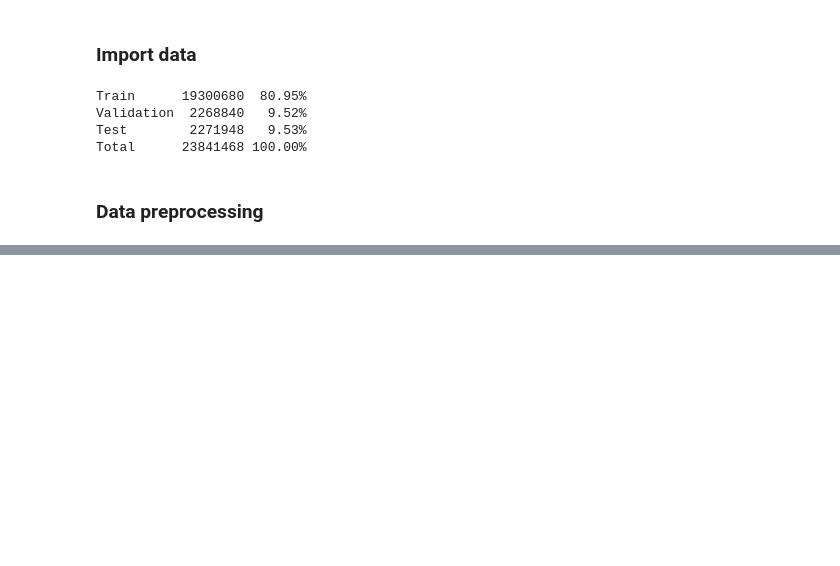
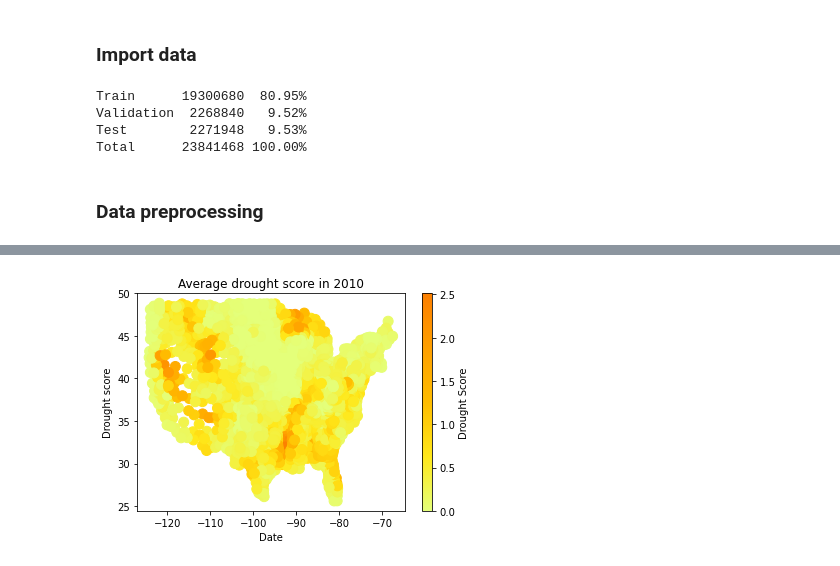
Before and after one commit to vinayakSharm/MLDrought, a Jupyter notebook: project_drought_EDA.ipynb, the cells around one changed output, grey strips where cells are left out. Drawn from its saved outputs; the diff is of its cells as text; code cells hidden in the pictures; blank space fills up the shorter version.

```diff
--- a/project_drought_EDA.ipynb
+++ b/project_drought_EDA.ipynb
@@ -271,0 +177,13 @@ y_test = test.iloc[:,-1]
+# %%
+#Average drought score in 2010
+year2010 =reduced_data[reduced_data['year']==2010].groupby('fips').mean()
+plt.scatter(year2010['lon'], year2010['lat'], c=year2010['score'], cmap=plt.get_cmap('Wistia'), s=100)
+cbar = plt.colorbar()
+cbar.set_label('Drought Score')
+plt.xlabel('Date')
+plt.ylabel('Drought score')
+plt.title('Average drought score in 2010')
+# plt.savefig(plot+'Average drought score in 2010')
+plt.show();
+# %% [output]
+[figure, added]
```
Also changed, not shown: parts of 50 cells of this notebook.
